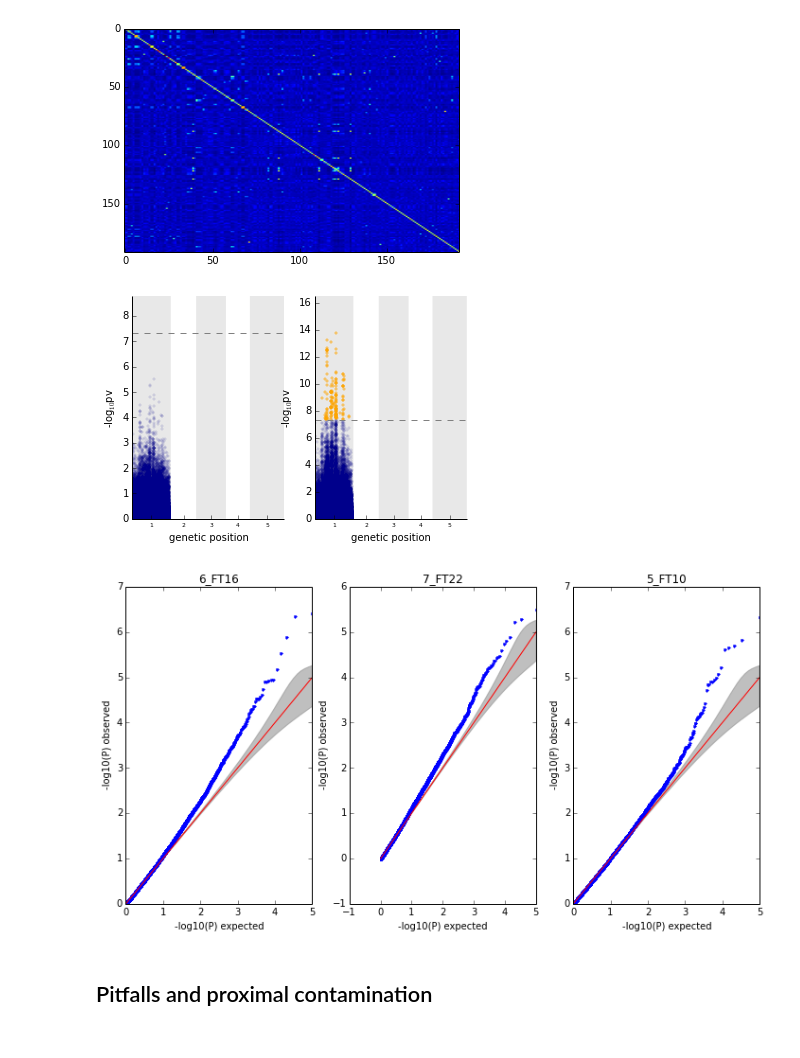
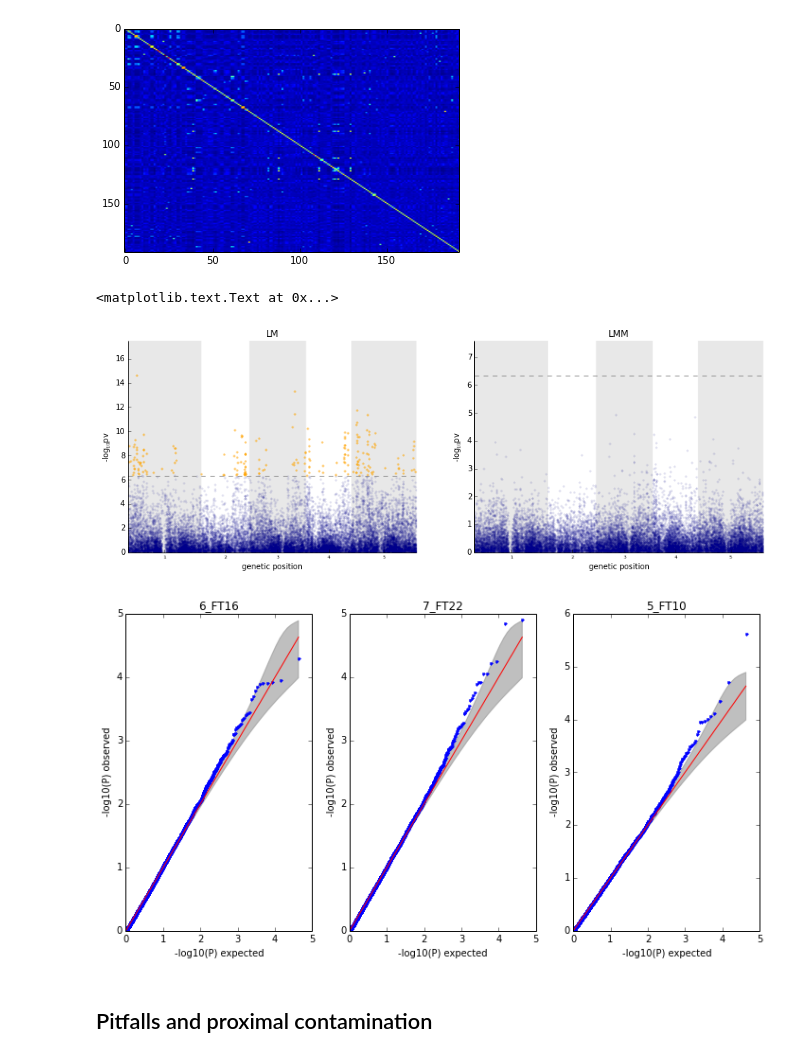
Before and after one commit to PMBio/limix-tutorials, a Jupyter notebook: linear_mixed_models/QTL_mapping2.ipynb, the cells around one changed output. Cells and saved outputs as stored; diff of their text form; code cells hidden in the pictures.

```diff
--- a/linear_mixed_models/QTL_mapping2.ipynb
+++ b/linear_mixed_models/QTL_mapping2.ipynb
@@ -38,14 +34,17 @@ sample_relatedness  = sample_relatedness_unnormalized/ \
 if 1:
     #subsample for speed?
     Is = sp.arange(dataset.geno_pos.shape[0])
-    Is = Is[100000:150000]
+    #Is = Is[100000:150000]
+    Is = Is[::10]
     data_subsample = data_subsample.subsample(cols_geno = Is)
 if 0:
     #subsample for speed?
     data_subsample = data_subsample.subsample(chrom=4)
 
 #get variables we need from data
-snps = data_subsample.getGenotypes(center=False,unit=False,)
+snps = data_subsample.getGenotypes(center=False,unit=False)
+position = data_subsample.getPos()
+position,chromBounds = data_util.estCumPos(position=position,offset=100000)
 
 phenotypes,sample_idx = data_subsample.getPhenotypes(phenotype_query=phenotype_query,
                                                      intersection=True)
@@ -154,12 +153,16 @@ pvalues_lmm = lmm.getPv()       # 1xS vector of p-values (S=X.shape[1])#convert
 pvalues_lmm = pd.DataFrame(data=pvalues_lmm.T,index=data_subsample.geno_ID,
                        columns=phenotypes.columns)
 # %%
+pl.figure(figsize=[15,5])
 plt = pl.subplot(1,2,1)
+plot_manhattan(position['pos_cum'],pvalues_lm[phenotype_ID].values,chromBounds)
+pl.title('LM')
+plt = pl.subplot(1,2,2)
 plot_manhattan(position['pos_cum'],pvalues_lmm[phenotype_ID].values,chromBounds)
-plt = pl.subplot(1,2,2)
-plot_manhattan(position['pos_cum'],pvalues_lm[phenotype_ID].values,chromBounds)
+pl.title('LMM')
 # %% [output]
+<matplotlib.text.Text at 0x...>
-[figure, old version]
+[figure, new version]
 # %%
 # the formal test QQ-plots
 pl.figure(figsize=[12,6])
@@ -168,7 +171,7 @@ for ip in xrange(len(phenotype_names)):
     qqplot(pvalues_lmm[phenotype_names[ip]].values)
     pl.title(phenotype_names[ip])
 # %% [output]
-[figure, old version]
+[figure, new version]
 # %% [markdown]
 ## Pitfalls and proximal contamination
 # %% [markdown]
```
Also changed, not shown: parts of 7 cells of this notebook.
